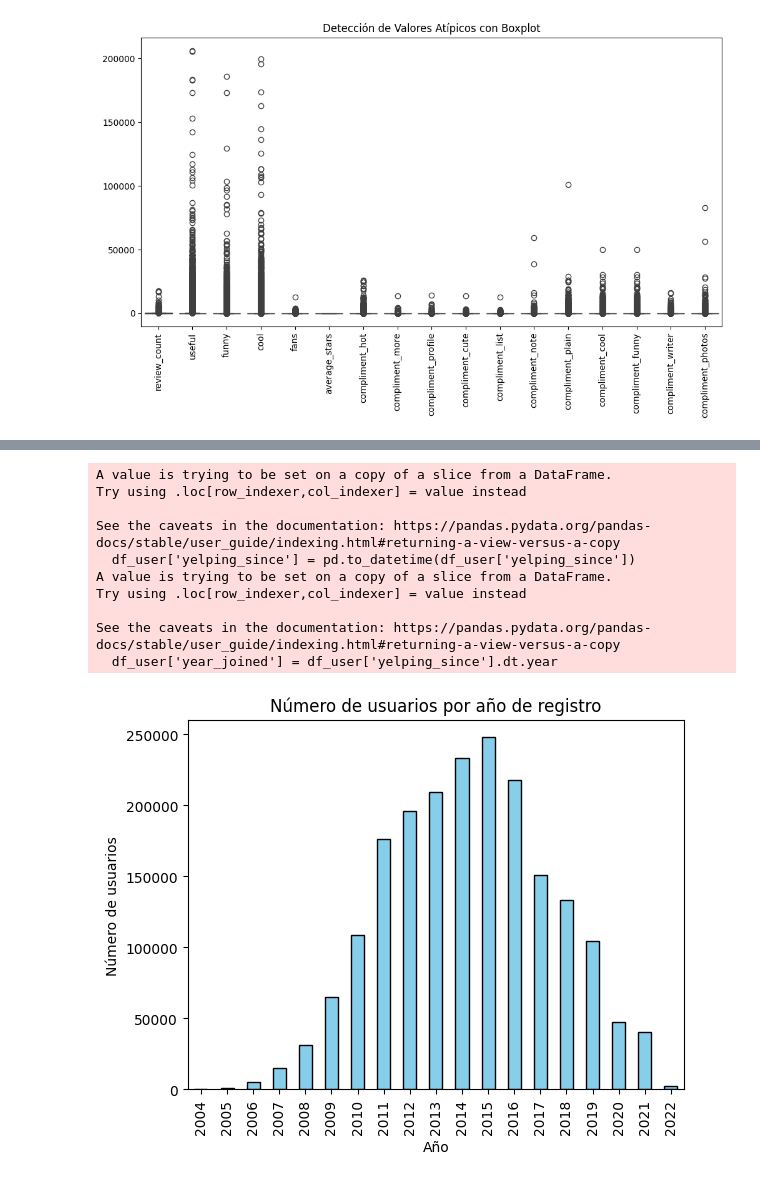
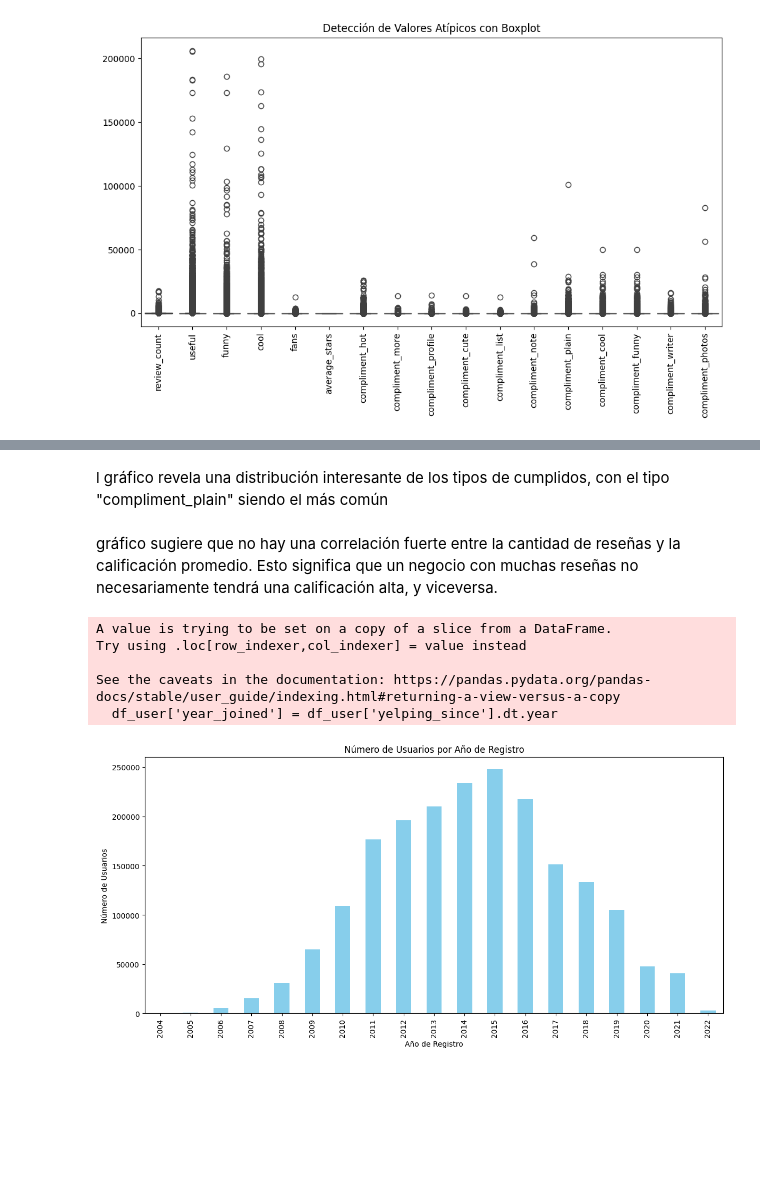
Before and after one commit to pablo-6031/YELP-GOOGLE-MAPS---REVIEWS-AND-RECOMMENDATIONS, a Jupyter notebook: notebooks/EDA_YELP.ipynb, the cells around one changed output, grey strips where cells are left out. Saved outputs shown, nothing was run; the diff lists cells and outputs as text; code cells hidden in the pictures; blank space fills up the shorter version.

```diff
--- a/notebooks/EDA_YELP.ipynb
+++ b/notebooks/EDA_YELP.ipynb
@@ -1654,24 +1756,33 @@ plt.show()
+# %% [markdown]
+l gráfico revela una distribución interesante de los tipos de cumplidos, con el tipo "compliment_plain" siendo el más común
+# %% [markdown]
+gráfico sugiere que no hay una correlación fuerte entre la cantidad de reseñas y la calificación promedio. Esto significa que un negocio con muchas reseñas no necesariamente tendrá una calificación alta, y viceversa.
 # %%
-# Extraer el año de yelping_since
-df_user['yelping_since'] = pd.to_datetime(df_user['yelping_since'])
+import matplotlib.pyplot as plt
+
+# Asegúrate de que la columna 'year_joined' esté presente en `df_user`
+# Si no está, extraemos el año de la fecha de registro 'yelping_since'
 df_user['year_joined'] = df_user['yelping_since'].dt.year
 
-# Contar el número de usuarios por año
+# Contamos los usuarios por año
 users_per_year = df_user['year_joined'].value_counts().sort_index()
-users_per_year.plot(kind='bar', color='skyblue', edgecolor='black')
-plt.title('Número de usuarios por año de registro')
-plt.xlabel('Año')
-plt.ylabel('Número de usuarios')
+
+# Creamos el gráfico de barras
+plt.figure(figsize=(12, 6))  # Ajusta el tamaño de la figura
+users_per_year.plot(kind='bar', color='skyblue')
+
+# Títulos y etiquetas
+plt.title('Número de Usuarios por Año de Registro')
+plt.xlabel('Año de Registro')
+plt.ylabel('Número de Usuarios')
+
+# Mostrar el gráfico
+plt.tight_layout()
 plt.show()
 # %% [output]
-A value is trying to be set on a copy of a slice from a DataFrame.
-Try using .loc[row_indexer,col_indexer] = value instead
-
-See the caveats in the documentation: https://pandas.pydata.org/pandas-docs/stable/user_guide/indexing.html#returning-a-view-versus-a-copy
-  df_user['yelping_since'] = pd.to_datetime(df_user['yelping_since'])
 A value is trying to be set on a copy of a slice from a DataFrame.
 Try using .loc[row_indexer,col_indexer] = value instead
 
 See the caveats in the documentation: https://pandas.pydata.org/pandas-docs/stable/user_guide/indexing.html#returning-a-view-versus-a-copy
   df_user['year_joined'] = df_user['yelping_since'].dt.year
-[figure, old version]
+[figure, new version]
```
Also changed, not shown: parts of 17 cells of this notebook.
